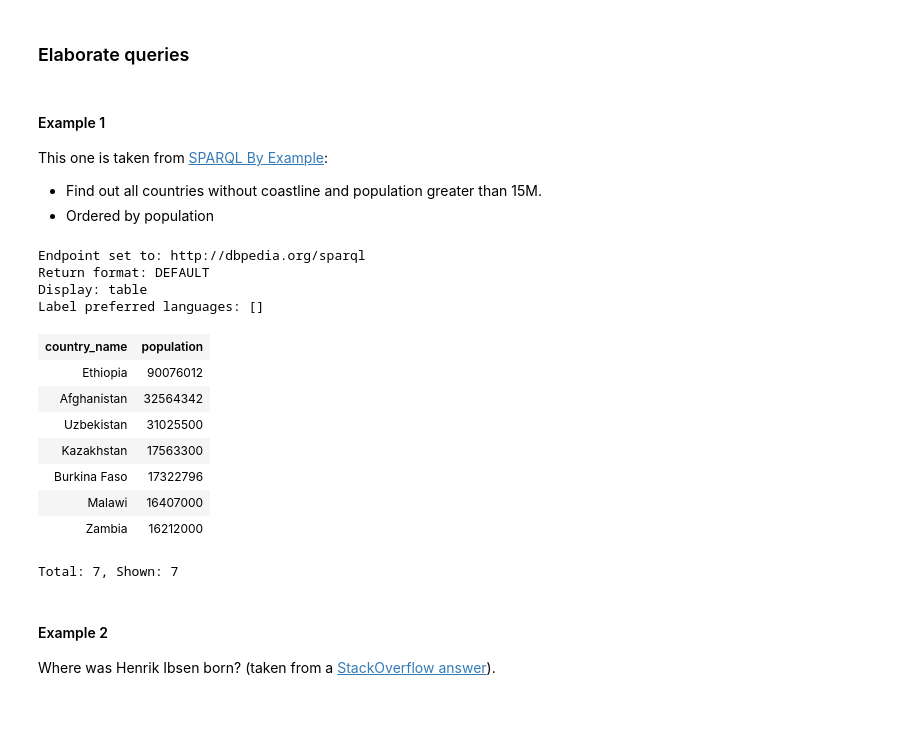
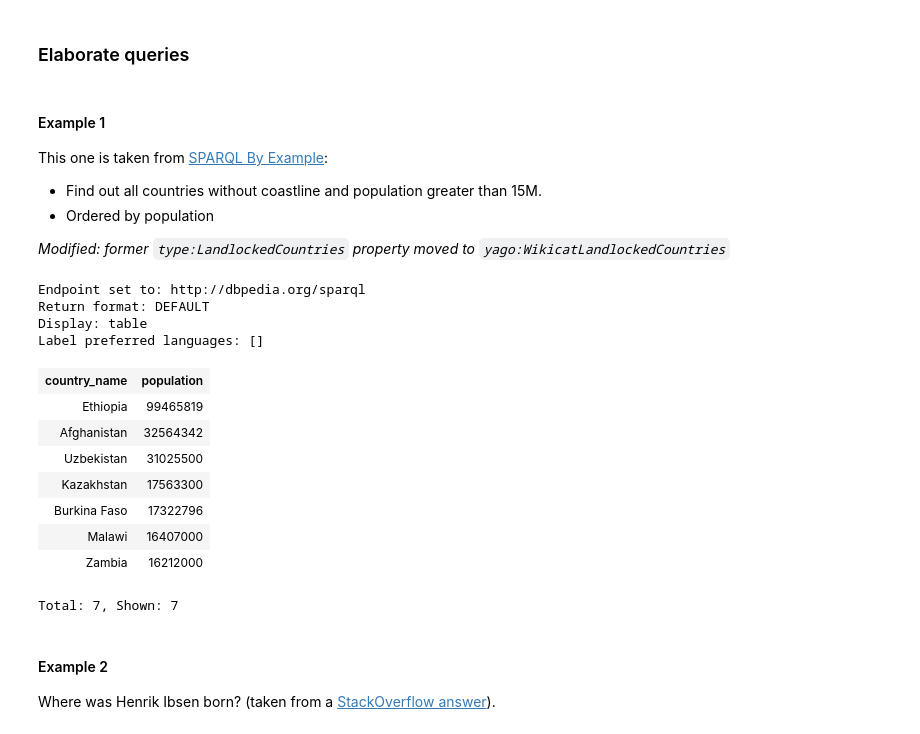
Before and after one commit to paulovn/sparql-kernel, a Jupyter notebook: examples/sparql-endpoints.ipynb, the cells around one changed output. Cells and saved outputs as stored; diff of their text form; code cells hidden in the pictures.

```diff
--- a/examples/sparql-endpoints.ipynb
+++ b/examples/sparql-endpoints.ipynb
@@ -112,30 +114,32 @@ This one is taken from [SPARQL By Example](https://www.w3.org/2009/Talks/0615-qb
 
 * Find out all countries without coastline and population greater than 15M.
 * Ordered by population
+
+_Modified: former `type:LandlockedCountries` property moved to `yago:WikicatLandlockedCountries`_
 # %%
 %endpoint http://dbpedia.org/sparql
 %format default
 %display table
 %lang all
 
 PREFIX rdfs: <http://www.w3.org/2000/01/rdf-schema#>
-PREFIX type: <http://dbpedia.org/class/yago/>
+PREFIX yago: <http://dbpedia.org/class/yago/>
 PREFIX prop: <http://dbpedia.org/property/>
 SELECT ?country_name ?population
 WHERE {
-    ?country a type:LandlockedCountries ;
+    ?country a yago:WikicatLandlockedCountries ;
              rdfs:label ?country_name ;
              prop:populationEstimate ?population .
     FILTER (?population > 15000000) .
     FILTER (langMatches(lang(?country_name), "EN")) .
 } ORDER BY DESC(?population)
 # %% [output]
 Endpoint set to: http://dbpedia.org/sparql
 Return format: DEFAULT
 Display: table
 Label preferred languages: []
 | country_name | population |
-| Ethiopia | 90076012 |
+| Ethiopia | 99465819 |
 | Afghanistan | 32564342 |
 | Uzbekistan | 31025500 |
 | Kazakhstan | 17563300 |
```
Also changed, not shown: parts of 10 cells of this notebook, 1 other file.
